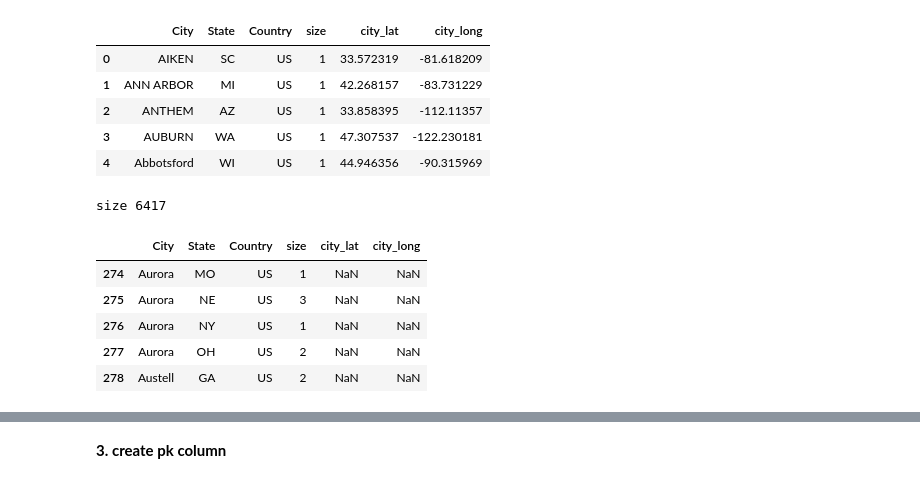
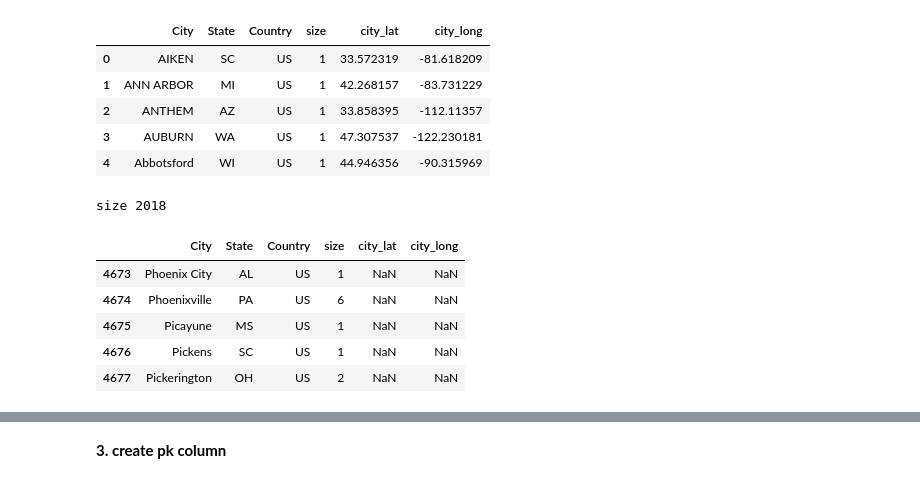
Before and after one commit to hicranA/partsUnlimitedDW, a Jupyter notebook: etl_ev_car_population.ipynb, the cells around one changed output, grey strips where cells are left out. Saved outputs shown, nothing was run; the diff lists cells and outputs as text; code cells hidden in the pictures.

```diff
--- a/etl_ev_car_population.ipynb
+++ b/etl_ev_car_population.ipynb
@@ -583,14 +587,14 @@ city_lat_long.head()
 | 3 | AUBURN | WA | US | 1 | 47.307537 | -122.230181 |
 | 4 | Abbotsford | WI | US | 1 | 44.946356 | -90.315969 |
 # %%
-city_lat_long_missing = pd.read_pickle('df_cities_missing.pkl')
+city_lat_long_missing = pd.read_pickle('df_cities_missing2.pkl')
 print("size",len(city_lat_long_missing))
 city_lat_long_missing.head()
 # %% [output]
-size 6417
+size 2018
 |  | City | State | Country | size | city_lat | city_long |
-| 274 | Aurora | MO | US | 1 | NaN | NaN |
-| 275 | Aurora | NE | US | 3 | NaN | NaN |
-| 276 | Aurora | NY | US | 1 | NaN | NaN |
-| 277 | Aurora | OH | US | 2 | NaN | NaN |
-| 278 | Austell | GA | US | 2 | NaN | NaN |
+| 4673 | Phoenix City | AL | US | 1 | NaN | NaN |
+| 4674 | Phoenixville | PA | US | 6 | NaN | NaN |
+| 4675 | Picayune | MS | US | 1 | NaN | NaN |
+| 4676 | Pickens | SC | US | 1 | NaN | NaN |
+| 4677 | Pickerington | OH | US | 2 | NaN | NaN |
```
Also changed, not shown: parts of 40 cells of this notebook, 4 other files.
